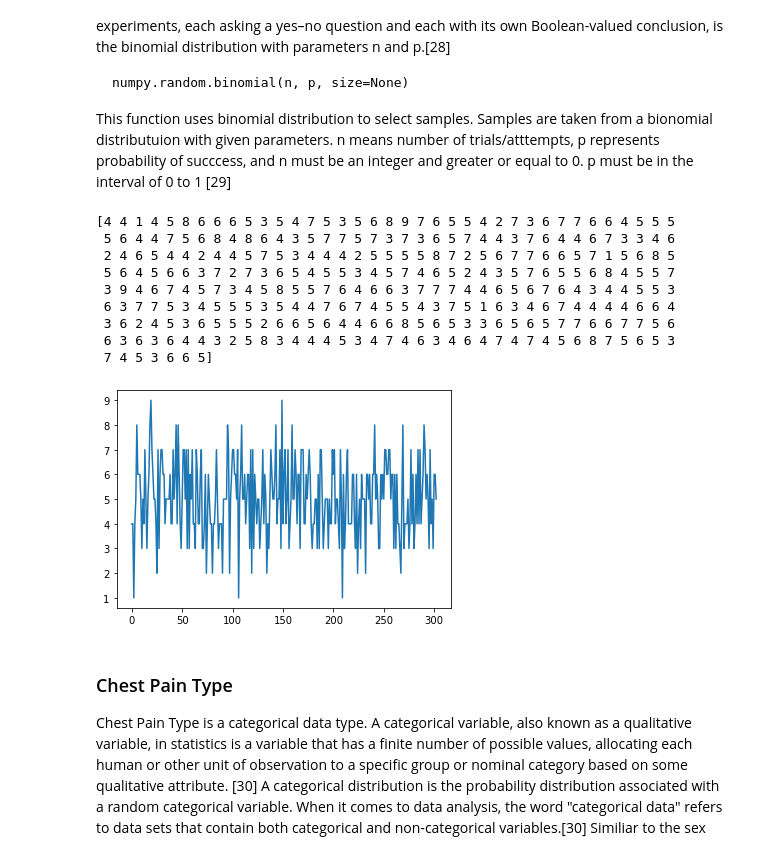
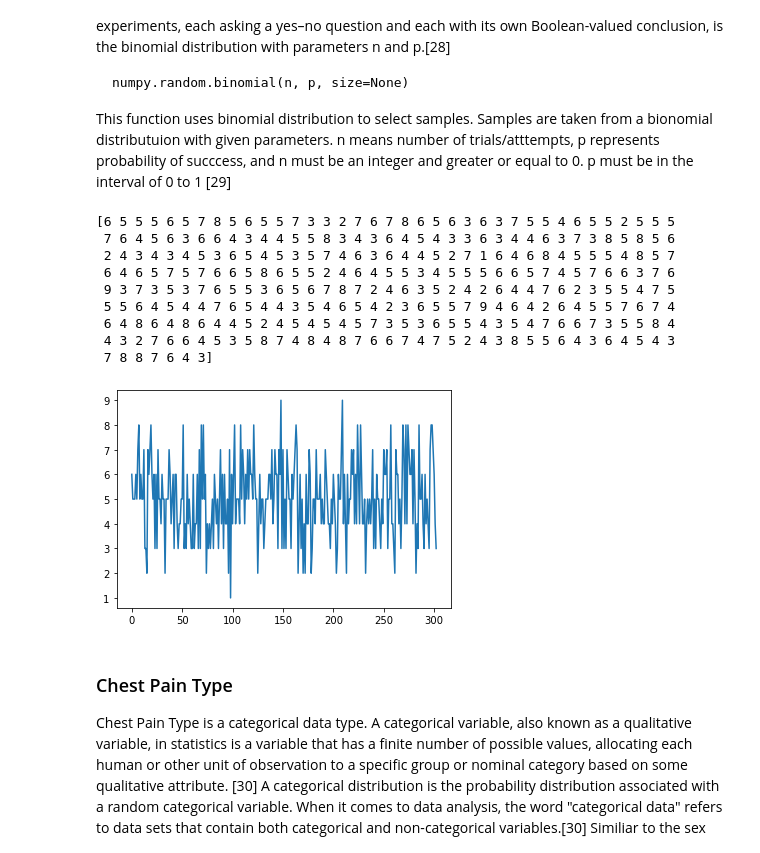
Before and after one commit to Trishmcc/Synthesised_Dataset, a Jupyter notebook: Synthesised_Dataset.ipynb, the cells around one changed output. Saved outputs shown, nothing was run; the diff lists cells and outputs as text; code cells hidden in the pictures.

```diff
--- a/Synthesised_Dataset.ipynb
+++ b/Synthesised_Dataset.ipynb
@@ -268,22 +305,25 @@ The discrete probability distribution of the number of successes in a series of
 This function uses binomial distribution to select samples. Samples are taken from a bionomial distributuion with given parameters. n means number of trials/atttempts, p represents probability of succcess, and n must be an integer and greater or equal to 0. p must be in the interval of 0 to 1 [29]
 # %%
 #Sex - Binominal Distribution
+
+np.random.seed(0)
+np.random.rand()
 
 n, p = 10, .5  # number of trials, probability of each trial
 sex_data = np.random.binomial(n, p, 303)
 print (sex_data)
 
 # Displaying Data
 plt.plot(sex_data)
 plt.show()
 # %% [output]
-[4 4 1 4 5 8 6 6 6 5 3 5 4 7 5 3 5 6 8 9 7 6 5 5 4 2 7 3 6 7 7 6 6 4 5 5 5
- 5 6 4 4 7 5 6 8 4 8 6 4 3 5 7 7 5 7 3 7 3 6 5 7 4 4 3 7 6 4 4 6 7 3 3 4 6
- 2 4 6 5 4 4 2 4 4 5 7 5 3 4 4 4 2 5 5 5 5 8 7 2 5 6 7 7 6 6 5 7 1 5 6 8 5
- 5 6 4 5 6 6 3 7 2 7 3 6 5 4 5 5 3 4 5 7 4 6 5 2 4 3 5 7 6 5 5 6 8 4 5 5 7
- 3 9 4 6 7 4 5 7 3 4 5 8 5 5 7 6 4 6 6 3 7 7 7 4 4 6 5 6 7 6 4 3 4 4 5 5 3
- 6 3 7 7 5 3 4 5 5 5 3 5 4 4 7 6 7 4 5 5 4 3 7 5 1 6 3 4 6 7 4 4 4 4 6 6 4
- 3 6 2 4 5 3 6 5 5 5 2 6 6 5 6 4 4 6 6 8 5 6 5 3 3 6 5 6 5 7 7 6 6 7 7 5 6
- 6 3 6 3 6 4 4 3 2 5 8 3 4 4 4 5 3 4 7 4 6 3 4 6 4 7 4 7 4 5 6 8 7 5 6 5 3
- 7 4 5 3 6 6 5]
+[6 5 5 5 6 5 7 8 5 6 5 5 7 3 3 2 7 6 7 8 6 5 6 3 6 3 7 5 5 4 6 5 5 2 5 5 5
+ 7 6 4 5 6 3 6 6 4 3 4 4 5 5 8 3 4 3 6 4 5 4 3 3 6 3 4 4 6 3 7 3 8 5 8 5 6
+ 2 4 3 4 3 4 5 3 6 5 4 5 3 5 7 4 6 3 6 4 4 5 2 7 1 6 4 6 8 4 5 5 5 4 8 5 7
+ 6 4 6 5 7 5 7 6 6 5 8 6 5 5 2 4 6 4 5 5 3 4 5 5 5 6 6 5 7 4 5 7 6 6 3 7 6
+ 9 3 7 3 5 3 7 6 5 5 3 6 5 6 7 8 7 2 4 6 3 5 2 4 2 6 4 4 7 6 2 3 5 5 4 7 5
+ 5 5 6 4 5 4 4 7 6 5 4 4 3 5 4 6 5 4 2 3 6 5 5 7 9 4 6 4 2 6 4 5 5 7 6 7 4
+ 6 4 8 6 4 8 6 4 4 5 2 4 5 4 5 4 5 7 3 5 3 6 5 5 4 3 5 4 7 6 6 7 3 5 5 8 4
+ 4 3 2 7 6 6 4 5 3 5 8 7 4 8 4 8 7 6 6 7 4 7 5 2 4 3 8 5 5 6 4 3 6 4 5 4 3
+ 7 8 8 7 6 4 3]
-[figure, old version]
+[figure, new version]
```
Also changed, not shown: parts of 27 cells of this notebook.
